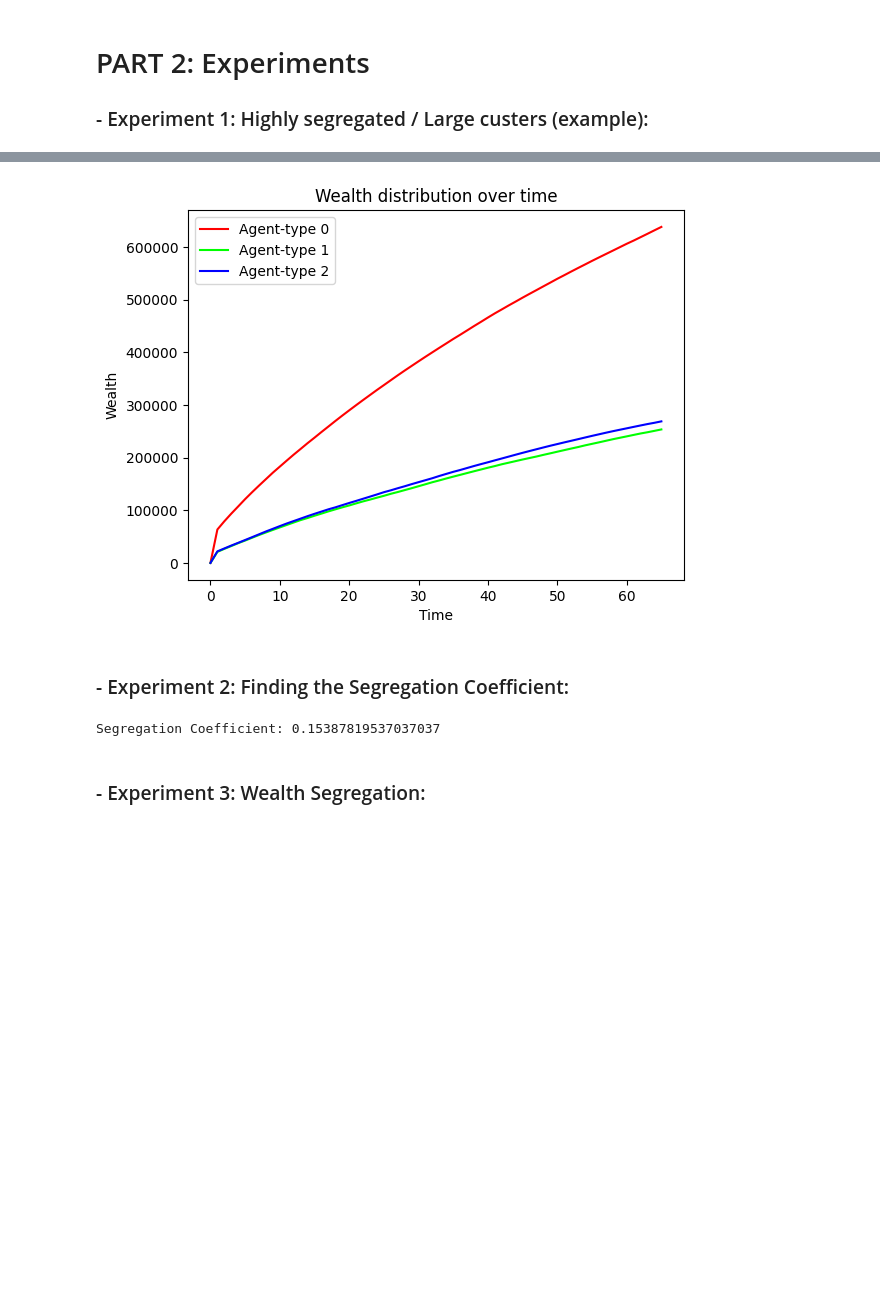
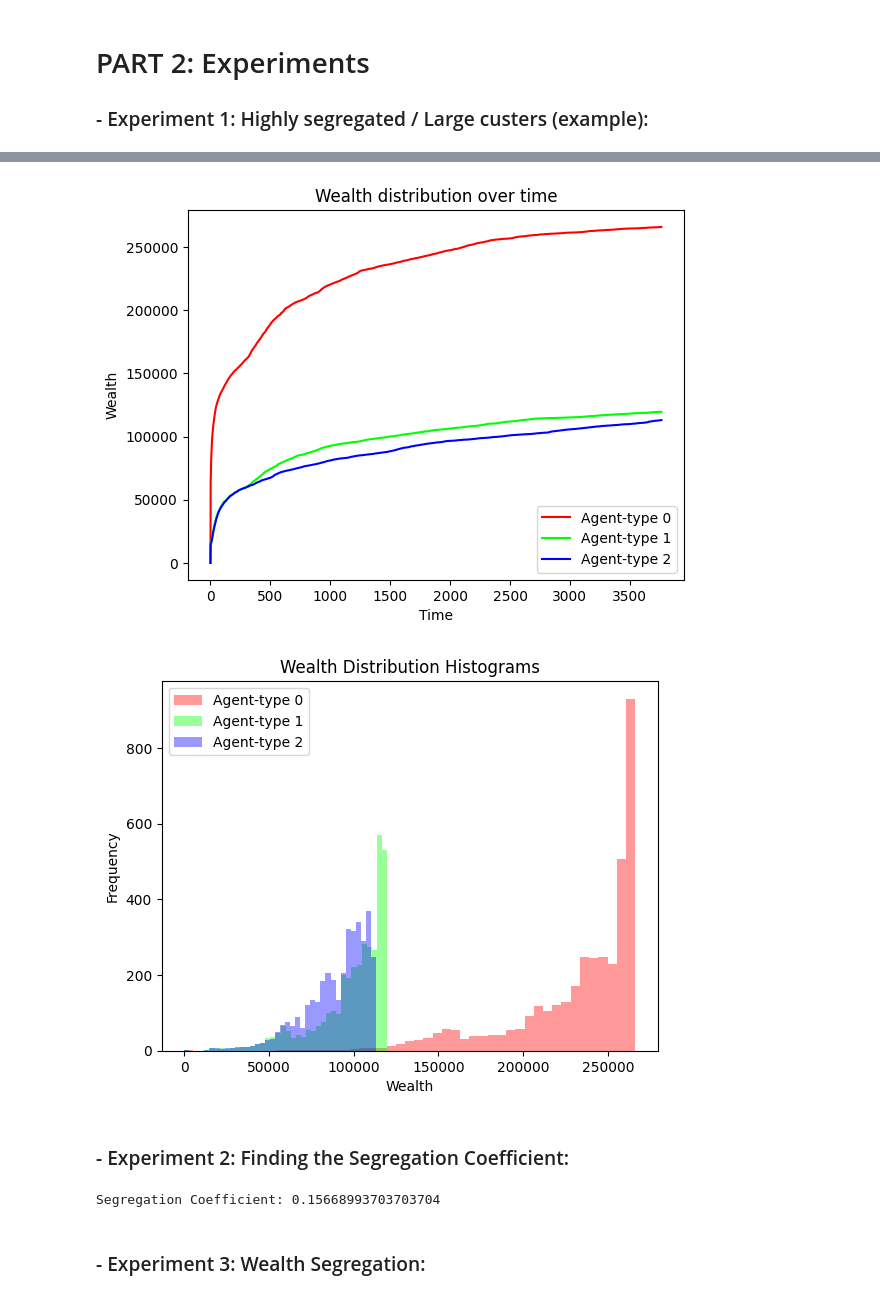
Before and after one commit to aM0NKE/ComplexSystemSimulation, a Jupyter notebook: mesa-schelling/final_analysis.ipynb, the cells around one changed output, grey strips where cells are left out. Cells and saved outputs as stored; diff of their text form; code cells hidden in the pictures; blank space fills up the shorter version.

````diff
--- a/mesa-schelling/final_analysis.ipynb
+++ b/mesa-schelling/final_analysis.ipynb
@@ -194,3 +196,30 @@ def wealth_dist_lineplot(model):
+# %%
+def wealth_dist_histograms(model):
+    """
+    Creates wealth distribution histograms over time for each agent type.
+    """
+
+    # Extract data
+    wealth_dist = model.datacollector.get_model_vars_dataframe()['wealth_dist']
+    time = np.arange(len(wealth_dist))
+
+    # Define agent colors
+    agent_colors = {0: '#FF0000', 1: '#00FF00', 2: '#0000FF', 3: '#FFA500', 4: '#FF00FF', 5: '#00FFFF', 6: '#FFFF00', 7: '#800080', 8: "#008000", 9: "#FFC0CB"}
+    colors = [agent_colors[agent_type] for agent_type in wealth_dist[0].keys()]
+
+    # Creating wealth distribution histograms
+    for agent_type in wealth_dist[0].keys():
+        wealth_data = [wealth_dist[i][agent_type] for i in range(len(wealth_dist))]
+        plt.hist(wealth_data, bins='auto', alpha=0.4, label=f'Agent-type {agent_type}', color=colors[agent_type])
+
+    # Adding labels and title
+    plt.xlabel('Wealth')
+    plt.ylabel('Frequency')
+    plt.title(f'Wealth Distribution Histograms (t={model.schedule.steps})')
+    # Adding a legend
+    plt.legend()
+    # Displaying the histograms
+    plt.show()
 # %% [markdown]
 ## Segregation coefficient
 To measure the amount of segregation we use the segregation coefficient based on the article by Gauvin et al. (2009). We implemented the ```WeightedAverage``` to find the normalized weighted average of the cluster sizes. To find the segregation coefficient we need to average the normalized weighted average over multiple model runs.
@@ -342,8 +371,8 @@ fixed_areas_pc = 0.0
 popilation_sizes = [0.6, 0.2, 0.2]
 homophily = 5
 cluster_threshold = 4
-alpha=0.01
-stopping_threshold=5
+alpha=0.4
+stopping_threshold=500
 server=False
 
 # Create the model
@@ -354,7 +383,7 @@ plot2D_modelTypes(model)
 plot2D_modelWealth(model)
 
 # Run the model
-steps = 100
+steps = 200
 for i in range(steps):
     model.step()
 # %% [output]
@@ -402,8 +431,10 @@ plt.show()
 # %%
 # Plot wealth distribution over time
 wealth_dist_lineplot(model)
+wealth_dist_histograms(model)
 # %% [output]
-[figure, old version]
+[figure, new version]
+[figure, added]
 # %% [markdown]
 ### - Experiment 2: Finding the Segregation Coefficient:
 # %%
@@ -416,7 +447,7 @@ fixed_areas_pc = 0.0
 popilation_sizes = [0.6, 0.2, 0.2]
 homophily = 5
 cluster_threshold = 4
-alpha=0.5
+alpha=0.01
 stopping_threshold=5
 server=False
 
@@ -434,7 +465,7 @@ for i in range(10):
 SegCoef = a/10
 print("Segregation Coefficient:", SegCoef)
 # %% [output]
-Segregation Coefficient: 0.15387819537037037
+Segregation Coefficient: 0.15668993703703704
 # %% [markdown]
 ### - Experiment 3: Wealth Segregation:
 # %%
````
Also changed, not shown: parts of 5 cells of this notebook, 1 other file.
